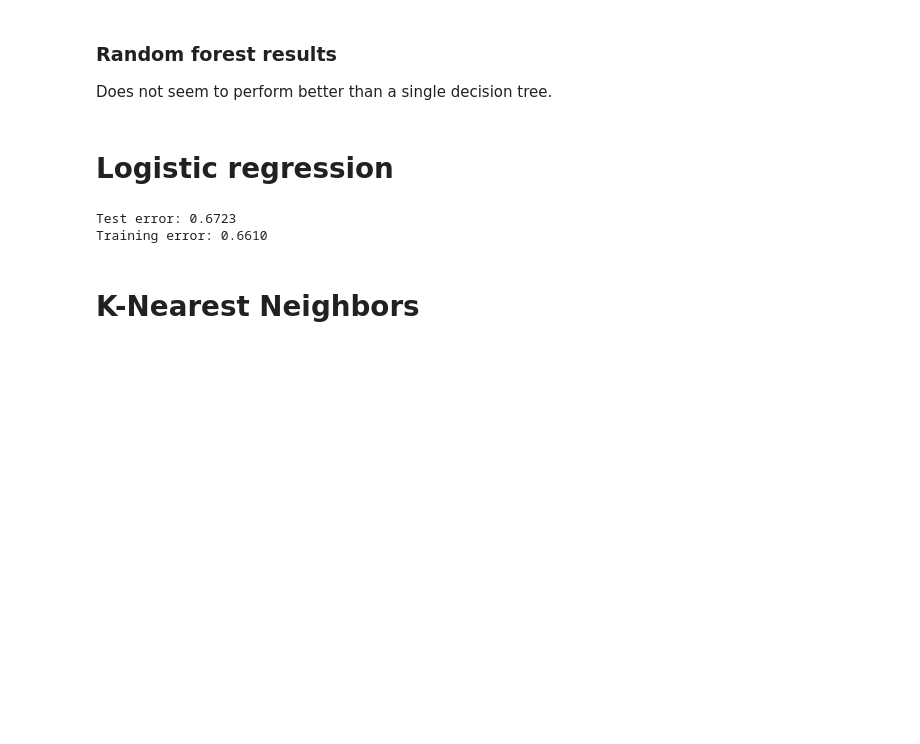
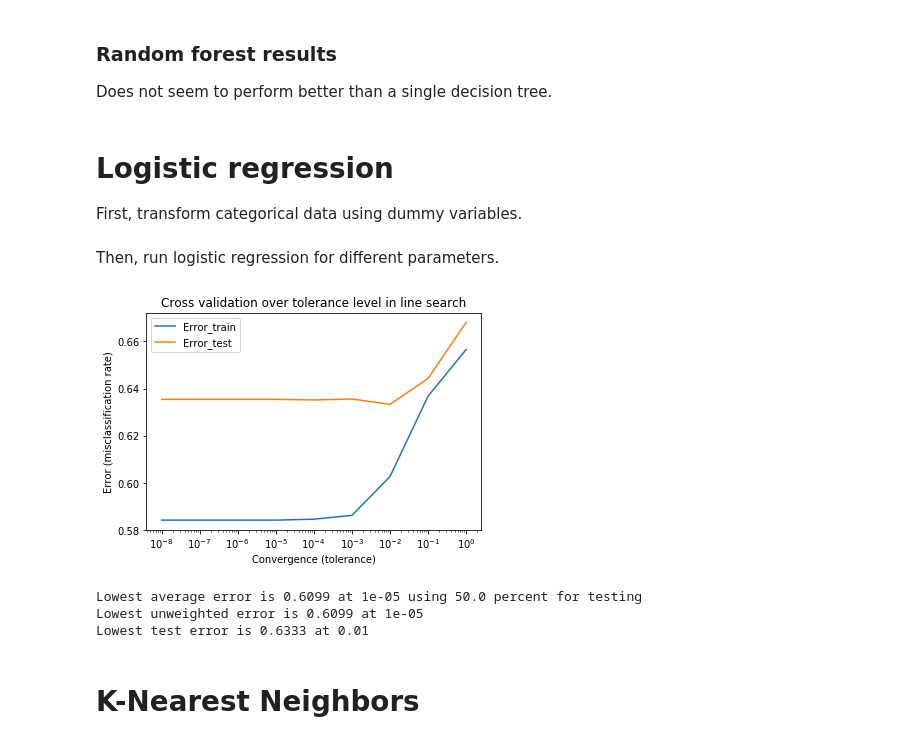
Before and after one commit to lisatostrams/MLIP, a Jupyter notebook: First_Classifiers_results.ipynb, the cells around one changed output. Cells and saved outputs as stored; diff of their text form; code cells hidden in the pictures; blank space fills up the shorter version.

Commit message:
cross-validation

```diff
--- a/First_Classifiers_results.ipynb
+++ b/First_Classifiers_results.ipynb
@@ -165,22 +165,56 @@ Lowest test error is 0.6963 at 0
 Does not seem to perform better than a single decision tree.
 # %% [markdown]
 # Logistic regression
+
+First, transform categorical data using dummy variables.
-# %%
-from sklearn.linear_model import LogisticRegression
-logreg = LogisticRegression()
-logreg.fit(X_train, y_train)
-
-y_est_test = logreg.predict(X_test)
-y_est_train = logreg.predict(X_train)
-
-test_class_error = 1-np.mean(np.round(y_est_test,0) == y_test)
-train_class_error = 1-np.mean(np.round(y_est_train,0) == y_train)
-
-print('Test error: {:.4f}'.format(test_class_error))
-print('Training error: {:.4f}'.format(train_class_error))
-# %% [output]
-Test error: 0.6723
-Training error: 0.6610
+# %%
+Xlr = X
+dummy = ['State','Type','Breed1','Breed2','Gender','Color1','Color2','Color3','Vaccinated','Dewormed','Sterilized']
+for d in dummy:
+    one_hot = pd.get_dummies(Xlr[d],prefix=d)
+    # Drop column d as it is now encoded
+    Xlr = Xlr.drop(d,axis = 1)
+    # Join the encoded df
+    Xlr = Xlr.join(one_hot)
+
+test_proportion = 0.5  # set crossval proportion
+Xlr_train, Xlr_test, ylr_train, ylr_test = model_selection.train_test_split(Xlr,y,test_size=test_proportion)
+# %% [markdown]
+Then, run logistic regression for different parameters.
+# %%
+from sklearn.linear_model import LogisticRegression
+
+tol = [1,0.1,1e-2,1e-3,1e-4,1e-5,1e-6,1e-7,1e-8]
+error = np.zeros((2,len(tol)))
+for t in tol:
+    logreg = LogisticRegression(tol=t)
+    logreg.fit(Xlr_train, ylr_train)
+    y_est_test = logreg.predict(Xlr_test)
+    y_est_train = logreg.predict(Xlr_train)
+
+    test_class_error = 1-np.mean(y_est_test == ylr_test)
+    train_class_error = 1-np.mean(y_est_train == ylr_train)
+    error[0,int(-np.log10(t))], error[1,int(-np.log10(t))]= train_class_error, test_class_error
+
+plt.semilogx(tol, error[0,:])
+plt.semilogx(tol, error[1,:])
+plt.xlabel('Convergence (tolerance)')
+plt.ylabel('Error (misclassification rate)')
+plt.legend(['Error_train','Error_test'])
+plt.title('Cross validation over tolerance level in line search')
+plt.show()
+
+
+errorSum = test_proportion*error[1,:] + (1-test_proportion)*error[0,:] # mean error
+error_equal = sum(error)
+print('Lowest average error is {:.4f} at {} using {} percent for testing'.format(min(errorSum), tol[np.argmin(errorSum)],test_proportion*100))
+print('Lowest unweighted error is {:.4f} at {}'.format(min(error_equal)/2,tol[np.argmin(error_equal)]))
+print('Lowest test error is {:.4f} at {}'.format(min(error[1,:]),tol[np.argmin(error[1,:])]))
+# %% [output]
+[figure, added]
+Lowest average error is 0.6099 at 1e-05 using 50.0 percent for testing
+Lowest unweighted error is 0.6099 at 1e-05
+Lowest test error is 0.6333 at 0.01
 # %% [markdown]
 # K-Nearest Neighbors
 # %%
```
Also changed, not shown: 2 other files.
